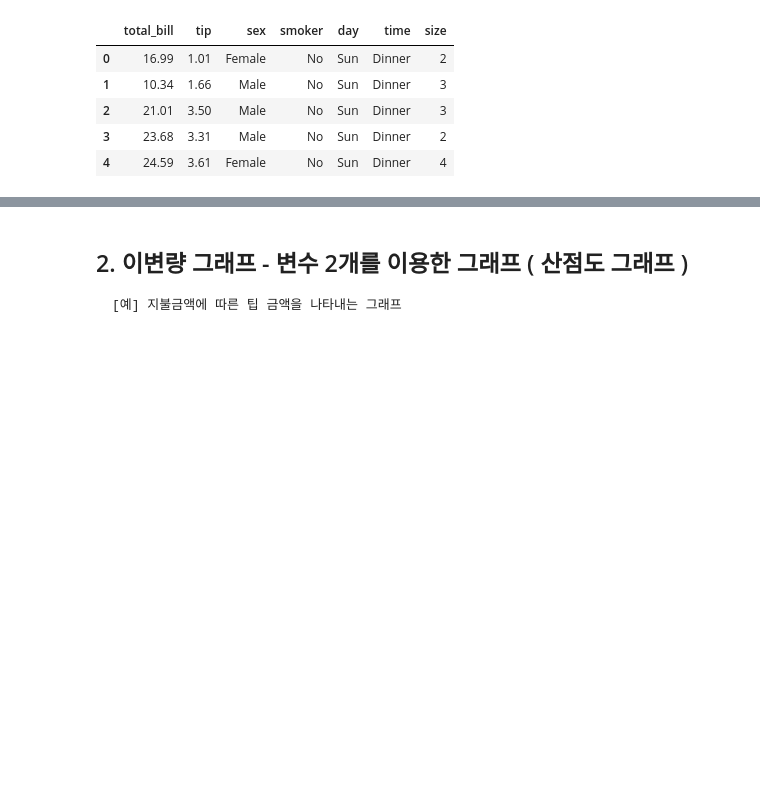
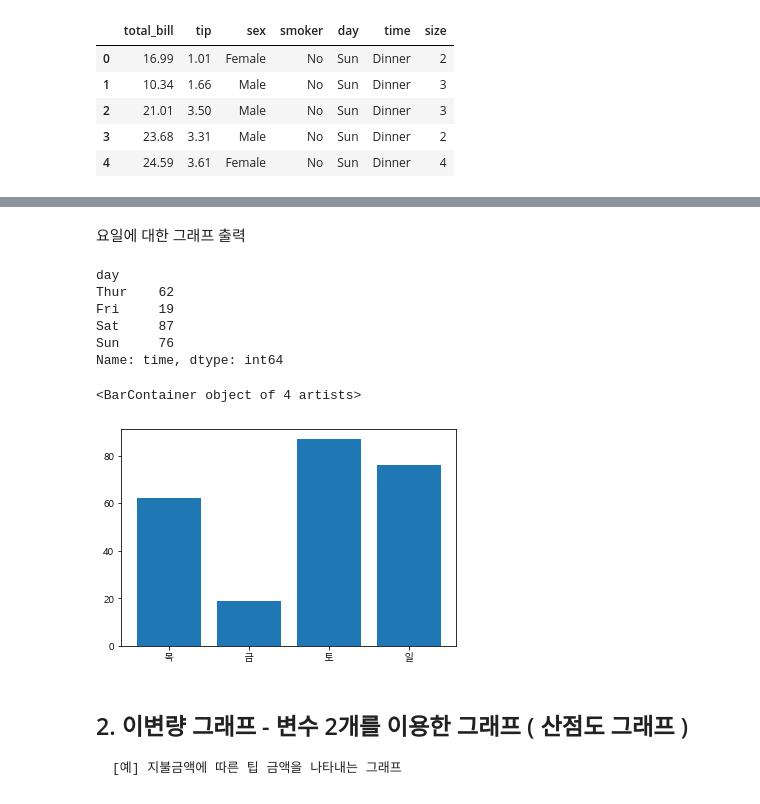
Before and after one commit to 201411096/kosmo_PythonBasic, a Jupyter notebook: eAnalysis/03_matplotlib_class/Ex05_그래프종류.ipynb, the cells around one changed output, grey strips where cells are left out. Cells and saved outputs as stored; diff of their text form; code cells hidden in the pictures; blank space fills up the shorter version.

```diff
--- a/eAnalysis/03_matplotlib_class/Ex05_그래프종류.ipynb
+++ b/eAnalysis/03_matplotlib_class/Ex05_그래프종류.ipynb
@@ -32,3 +40,19 @@ rc('font', family='Malgun Gothic') #맑은 고딕
+# %% [markdown]
+요일에 대한 그래프 출력
+# %%
+temp = tips.groupby('day').count()
+temp['time']
+print(temp['time'])
+plt.bar(['목', '금', '토', '일'] ,temp['time'])
+# %% [output]
+day
+Thur    62
+Fri     19
+Sat     87
+Sun     76
+Name: time, dtype: int64
+<BarContainer object of 4 artists>
+[figure, added]
 # %% [markdown]
 ##  2. 이변량 그래프 - 변수 2개를 이용한 그래프 ( 산점도 그래프 )
     [예] 지불금액에 따른 팁 금액을 나타내는 그래프
```
Also changed, not shown: parts of 8 cells of this notebook, 3 other files.
